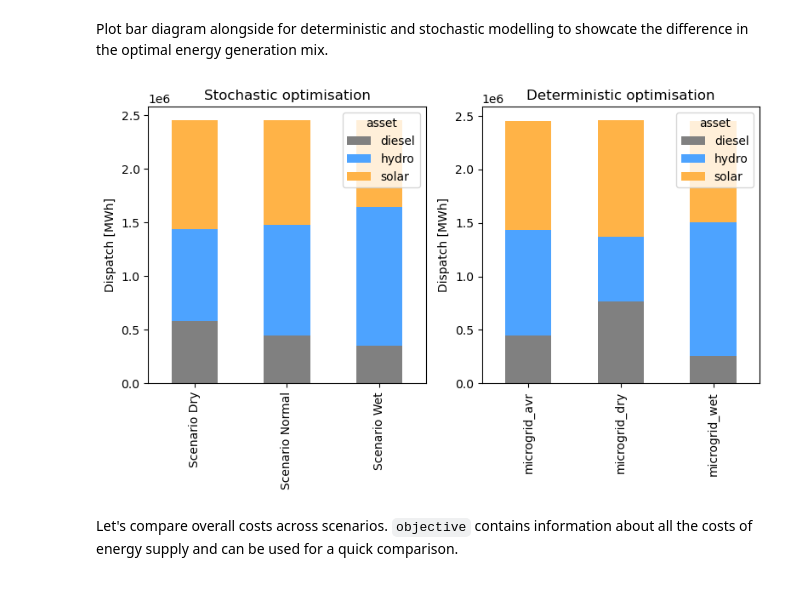
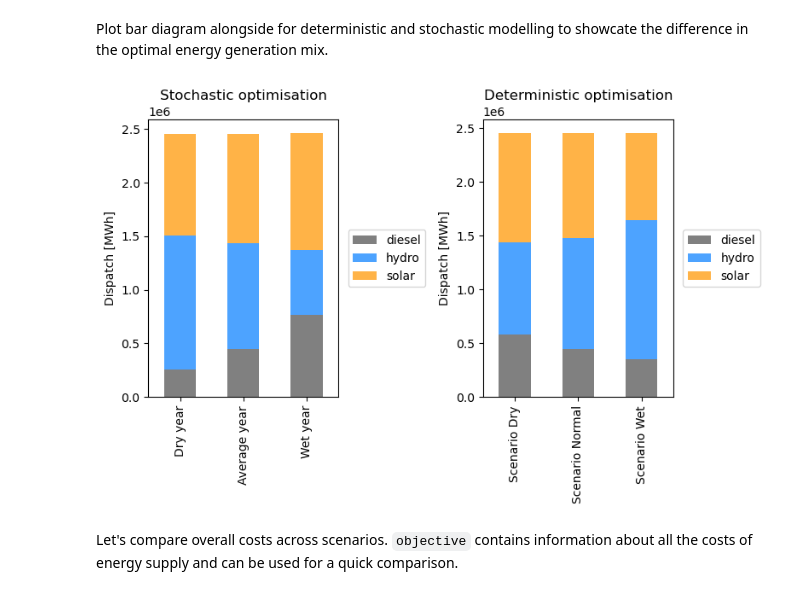
Before and after one commit to matteodefelice/energy-climate-cookbook, a Jupyter notebook: notebooks/2026.micro_grid_hydro.ipynb, the cells around one changed output. Cells and saved outputs as stored; diff of their text form; code cells hidden in the pictures.

Commit message:
Fix formatting of results plot

```diff
--- a/notebooks/2026.micro_grid_hydro.ipynb
+++ b/notebooks/2026.micro_grid_hydro.ipynb
@@ -892,13 +902,19 @@ energy_balance_sens_long = pd.concat(
         n.statistics.energy_balance().droplevel("component").droplevel("bus_carrier")
         for n in [microgrid_wet, microgrid_avr, microgrid_dry]
     ],
-    keys=["microgrid_wet", "microgrid_avr", "microgrid_dry"],
+    keys=["Dry year", "Average year", "Wet year"],
     names=["weather year", "asset"],
 ).reset_index(name="energy_balance_MWh")
 # %%
+weather_row_order = [
+    "Dry year",
+    "Average year",
+    "Wet year",
+]
 energy_balance_sens_wide = (
     energy_balance_sens_long
     .pivot(index="weather year", columns="asset", values="energy_balance_MWh")
+    .reindex(weather_row_order)
 )
 # %%
 energy_balance_sens_wide
@@ -974,3 +994,18 @@ combined_energy_balance = pd.concat(
     ],
     axis=0,
 )
+# %%
+row_order = [
+    # `year`` means a calendar year from a determinisatic run
+    # `Scenario` means a scenario taken for a stochastic run
+    "Dry year",
+    "Scenario Dry",
+    "Average year",
+    "Scenario Normal",
+    "Wet year",
+    "Scenario Wet",
+]
+combined_energy_balance = (
+    combined_energy_balance
+    .reindex(row_order)
+)
@@ -983,7 +1029,8 @@ fig, axes = plt.subplots(
     figsize=(8, 5)
 )
 (
-    energy_balance_stats_wide[["diesel", "hydro", "solar"]]
+    # Filtering deterministic runs by `year` keyword
+    combined_energy_balance.filter(like="year", axis=0)[["diesel", "hydro", "solar"]]
     .plot(
         kind="bar",
         stacked=True,
@@ -995,35 +1042,46 @@ fig, axes = plt.subplots(
             "battery": "#9B7EDE",
         }
     )
 )
 (
-    energy_balance_sens_wide[["diesel", "hydro", "solar"]]
+    # Filtering stochastic runs by `Scenario` keyword
+    combined_energy_balance.filter(like="Scenario", axis=0)[["diesel", "hydro", "solar"]]
     .plot(
         kind="bar",
         stacked=True,
         ax=axes[1],
         color={
             "solar": "#FFB347",
             "hydro": "#4DA3FF",
             "diesel": "gray",
             "battery": "#9B7EDE",
         }
     )
 )
 
 axes[0].set_title("Stochastic optimisation")
 axes[0].set_xlabel("")
 axes[0].set_ylabel("Dispatch [MWh]")
 axes[0].tick_params(axis="x", rotation=90)
+axes[0].legend(
+    title="",
+    loc="center left",
+    bbox_to_anchor=(1.02, 0.5),
+)
 
 axes[1].set_title("Deterministic optimisation")
 axes[1].set_xlabel("")
 axes[1].set_ylabel("Dispatch [MWh]")
 axes[1].tick_params(axis="x", rotation=90)
+axes[1].legend(
+    title="",
+    loc="center left",
+    bbox_to_anchor=(1.02, 0.5),
+)
 
 plt.tight_layout()
 # %% [output]
-[figure, old version]
+[figure, new version]
 # %% [markdown]
 Let's compare overall costs across scenarios. `objective` contains information about all the costs of energy supply and can be used for a quick comparison.
 # %%
```
Also changed, not shown: parts of 11 cells of this notebook.
